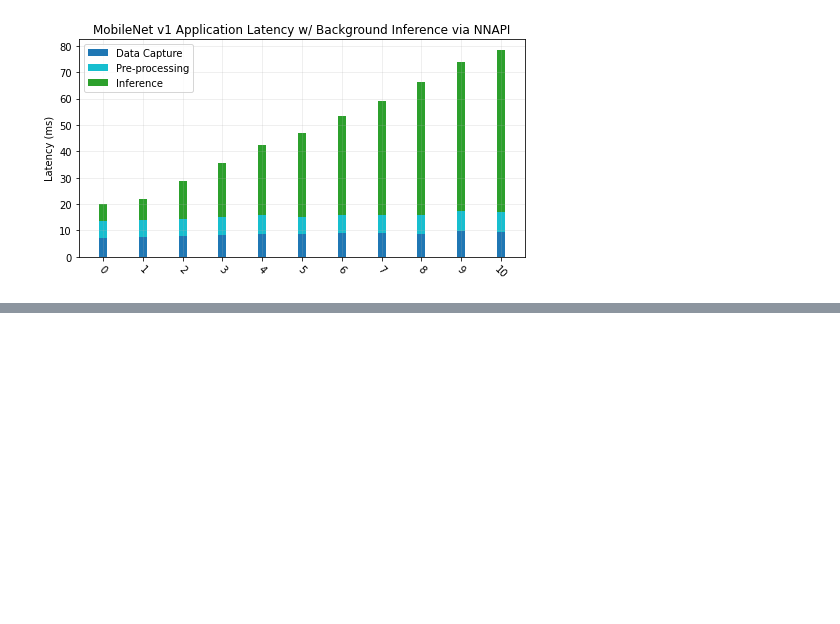
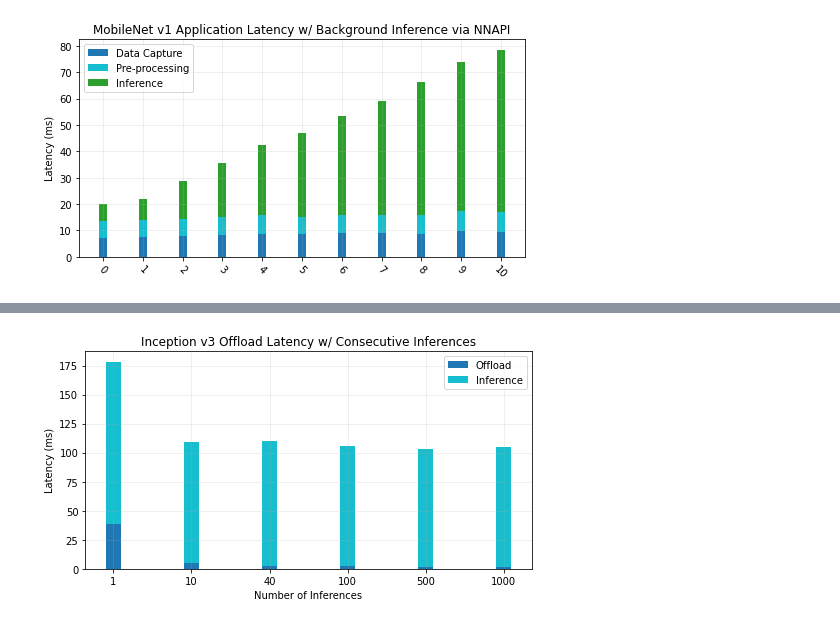
Before and after one commit to Michael137/reasoned-soc, a Jupyter notebook: android/paper_plots.ipynb, the cells around one changed output, grey strips where cells are left out. Drawn from its saved outputs; the diff is of its cells as text; code cells hidden in the pictures; blank space fills up the shorter version.

```diff
--- a/android/paper_plots.ipynb
+++ b/android/paper_plots.ipynb
@@ -488,0 +567,77 @@ plt.show()
+# %%
+series_labels = ['Offload', 'Inference']
+
+off_nnapi = [
+188.8941667,
+24.57775,
+10.76666667,
+8.0105,
+6.23,
+6.121,
+#6.03
+]
+inf_nnapi = [
+120.4188333,
+101.53175,
+101.6136667,
+102.4285,
+100.912,
+101.492,
+#101.054
+]
+off_dsp = [
+38.86166667,
+4.829,
+2.838,
+2.1,
+1.7,
+1.742,
+#1.69
+]
+inf_dsp = [
+139.3991667,
+104.5836667,
+106.7656667,
+103.726,
+101.235,
+103.061,
+#102.683
+]
+
+data = [
+    # Group 1
+    # off_nnapi,
+    # inf_nnapi,
+
+    # Group 2
+    off_dsp,
+    inf_dsp
+]
+
+category_labels = [
+1,
+10,
+40,
+100,
+500,
+1000,
+#2000
+]
+
+plot_stacked_bar(
+    data,
+    series_labels,
+    num_sections = 2,
+    category_labels=category_labels,
+    colors=['tab:blue', 'tab:cyan'],
+    y_label="Latency (ms)",
+    x_label="Number of Inferences",
+    title = "Inception v3 Offload Latency w/ Consecutive Inferences",
+    annotate=False,
+    rotate=False
+)
+
+plt.savefig('offload_amortized_inception_v3_quant_nnapi_dsp.png', bbox_inches = "tight", dpi=250)
+plt.show()
+# %% [output]
+[figure, added]
```
Also changed, not shown: parts of 3 cells of this notebook.
